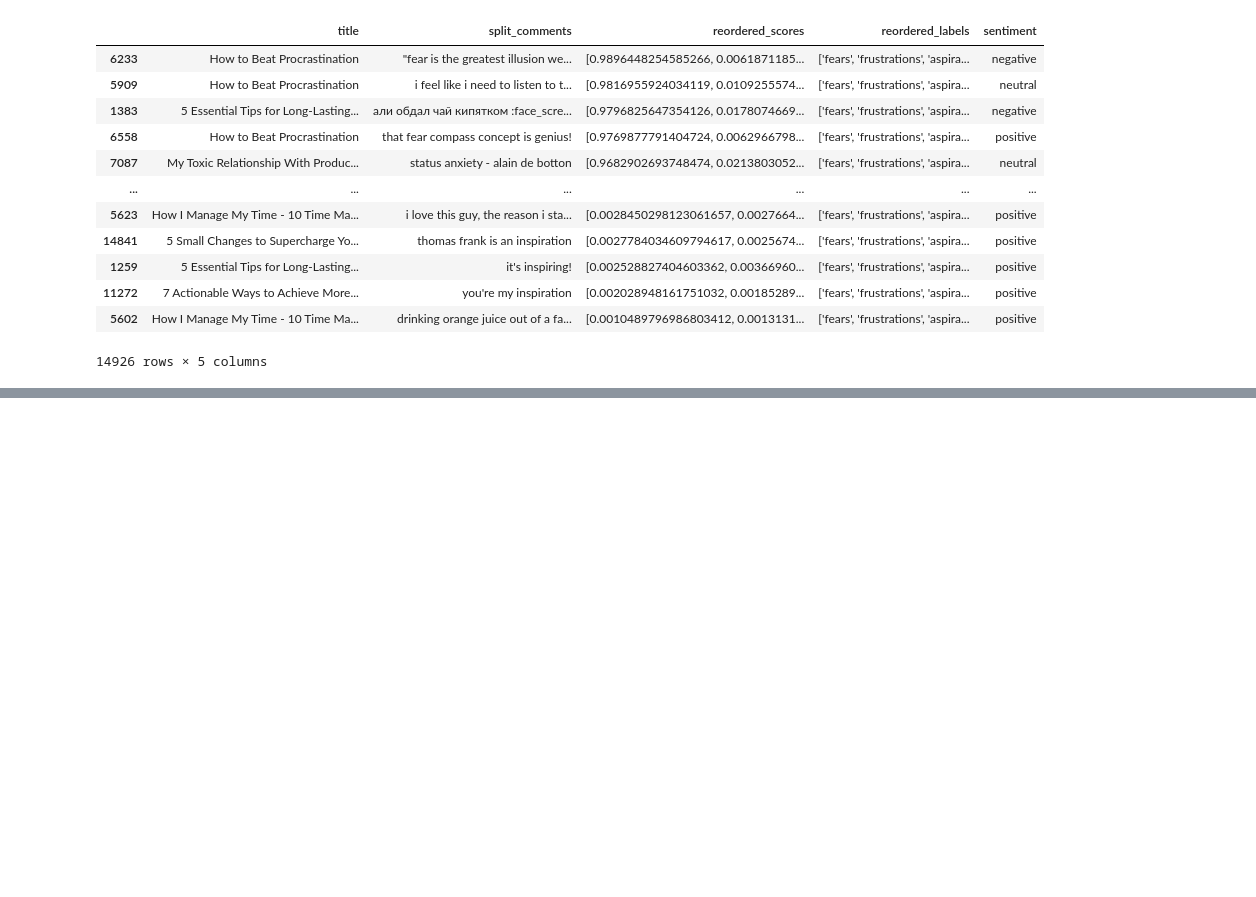
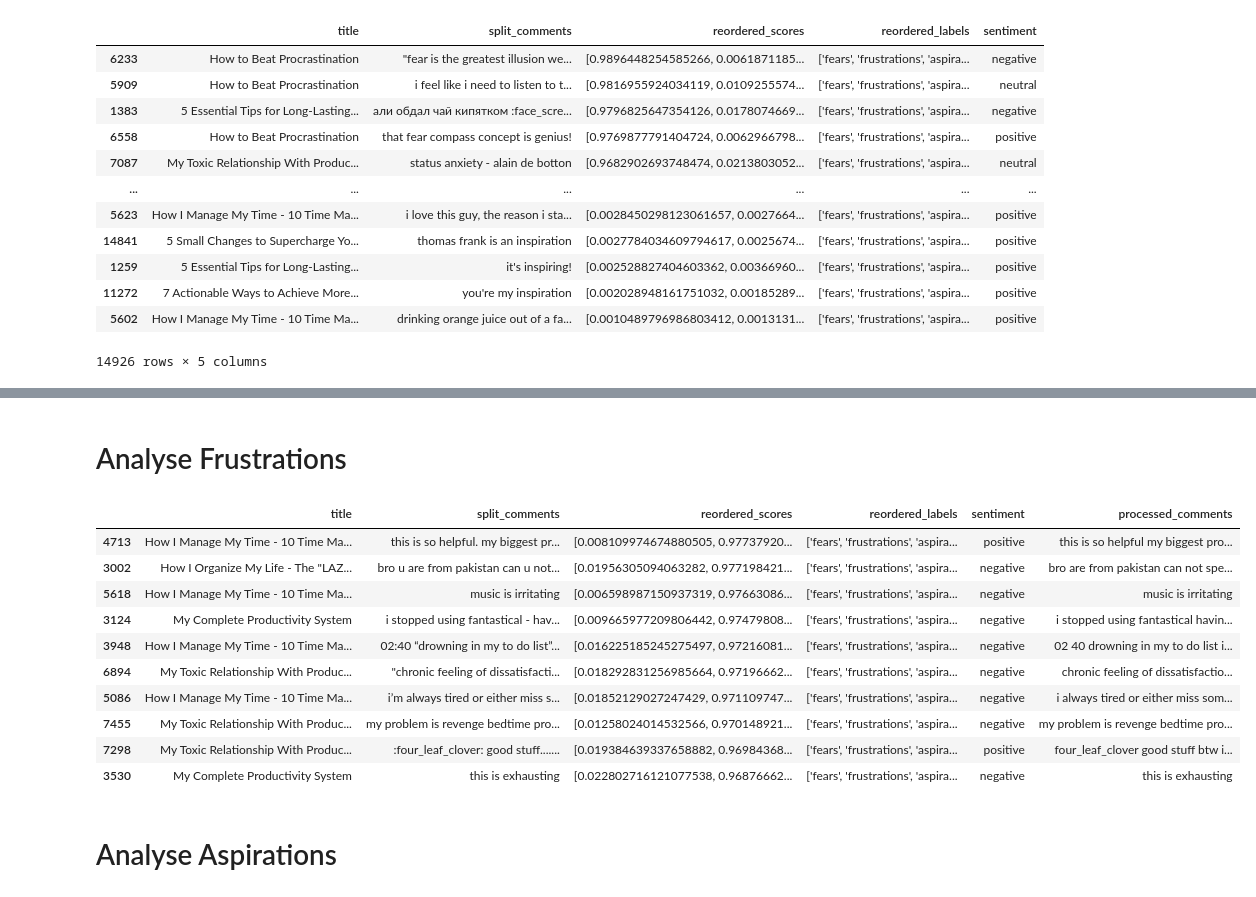
Before and after one commit to SiddhantG11/YouTube_Analysis, a Jupyter notebook: analysis.ipynb, the cells around one changed output, grey strips where cells are left out. Saved outputs shown, nothing was run; the diff lists cells and outputs as text; code cells hidden in the pictures; blank space fills up the shorter version.

```diff
--- a/analysis.ipynb
+++ b/analysis.ipynb
@@ -146,0 +128,20 @@ df[df['cluster']== 1]
+# %% [markdown]
+# Analyse Frustrations
+# %%
+frustrations = df.sort_values(by='reordered_scores', key=lambda x: x.apply(lambda y: y[1]), ascending=False)
+# %%
+frustrations.head(10)
+# %% [output]
+|  | title | split_comments | reordered_scores | reordered_labels | sentiment | processed_comments |
+| 4713 | How I Manage My Time - 10 Time Ma... | this is so helpful. my biggest pr... | [0.008109974674880505, 0.97737920... | ['fears', 'frustrations', 'aspira... | positive | this is so helpful my biggest pro... |
+| 3002 | How I Organize My Life - The "LAZ... | bro u are from pakistan can u not... | [0.01956305094063282, 0.977198421... | ['fears', 'frustrations', 'aspira... | negative | bro are from pakistan can not spe... |
+| 5618 | How I Manage My Time - 10 Time Ma... | music is irritating | [0.006598987150937319, 0.97663086... | ['fears', 'frustrations', 'aspira... | negative | music is irritating |
+| 3124 | My Complete Productivity System | i stopped using fantastical - hav... | [0.009665977209806442, 0.97479808... | ['fears', 'frustrations', 'aspira... | negative | i stopped using fantastical havin... |
+| 3948 | How I Manage My Time - 10 Time Ma... | 02:40 “drowning in my to do list”... | [0.016225185245275497, 0.97216081... | ['fears', 'frustrations', 'aspira... | negative | 02 40 drowning in my to do list i... |
+| 6894 | My Toxic Relationship With Produc... | "chronic feeling of dissatisfacti... | [0.018292831256985664, 0.97196662... | ['fears', 'frustrations', 'aspira... | negative | chronic feeling of dissatisfactio... |
+| 5086 | How I Manage My Time - 10 Time Ma... | i’m always tired or either miss s... | [0.01852129027247429, 0.971109747... | ['fears', 'frustrations', 'aspira... | negative | i always tired or either miss som... |
+| 7455 | My Toxic Relationship With Produc... | my problem is revenge bedtime pro... | [0.01258024014532566, 0.970148921... | ['fears', 'frustrations', 'aspira... | negative | my problem is revenge bedtime pro... |
+| 7298 | My Toxic Relationship With Produc... | :four_leaf_clover: good stuff....... | [0.019384639337658882, 0.96984368... | ['fears', 'frustrations', 'aspira... | positive | four_leaf_clover good stuff btw i... |
+| 3530 | My Complete Productivity System | this is exhausting | [0.022802716121077538, 0.96876662... | ['fears', 'frustrations', 'aspira... | negative | this is exhausting |
+# %% [markdown]
+# Analyse Aspirations
```
Also changed, not shown: parts of 19 cells of this notebook, 2 other files.
